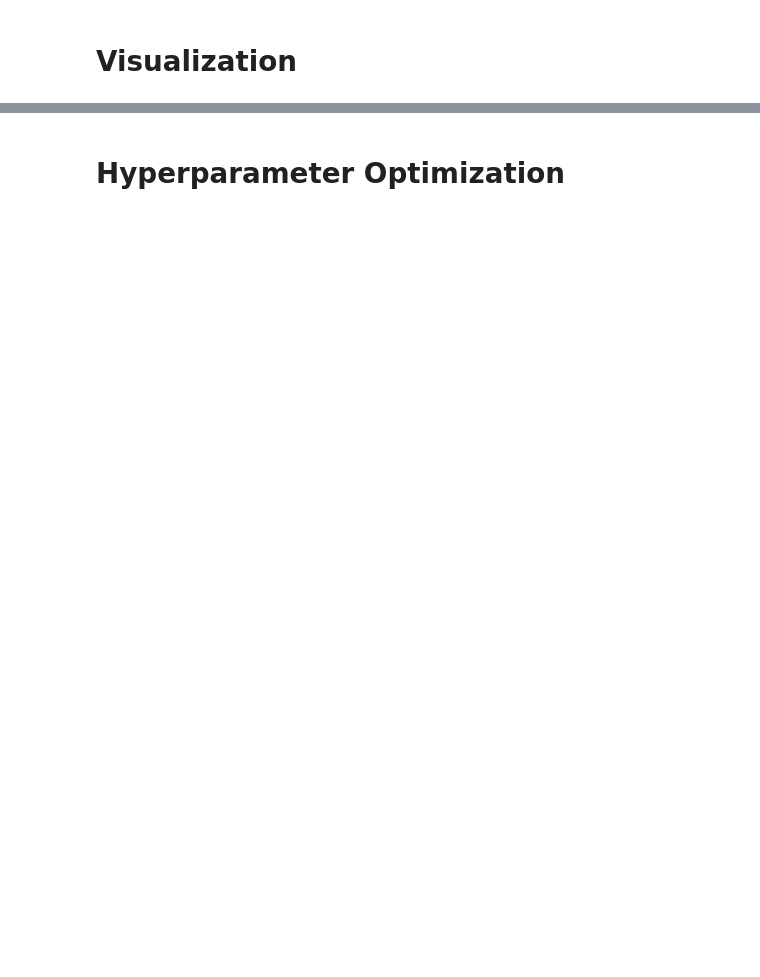
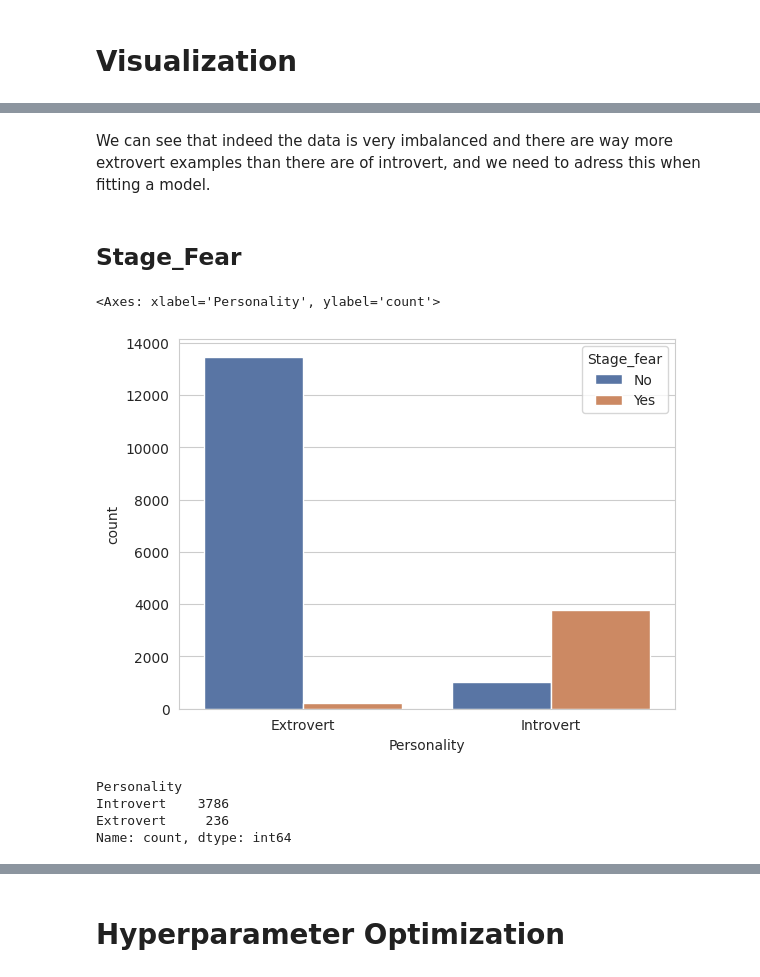
Before and after one commit to adamshtrasner/personality-classifier, a Jupyter notebook: model/src/model.ipynb, the cells around one changed output, grey strips where cells are left out. Saved outputs shown, nothing was run; the diff lists cells and outputs as text; code cells hidden in the pictures; blank space fills up the shorter version.

```diff
--- a/model/src/model.ipynb
+++ b/model/src/model.ipynb
@@ -60,0 +112,16 @@ As for the numeric columns, we'll randomize low numbers in a reasonable interval
+# %% [markdown]
+We can see that indeed the data is very imbalanced and there are way more extrovert examples than there are of introvert, and we need to adress this when fitting a model.
+# %% [markdown]
+## Stage_Fear
+# %%
+sns.countplot(df_train, x="Personality", hue="Stage_fear")
+# %% [output]
+<Axes: xlabel='Personality', ylabel='count'>
+[figure, added]
+# %%
+df_train[df_train['Stage_fear'] == 'Yes']['Personality'].value_counts()
+# %% [output]
+Personality
+Introvert    3786
+Extrovert     236
+Name: count, dtype: int64
```
Also changed, not shown: parts of 59 cells of this notebook, 7 other files.
